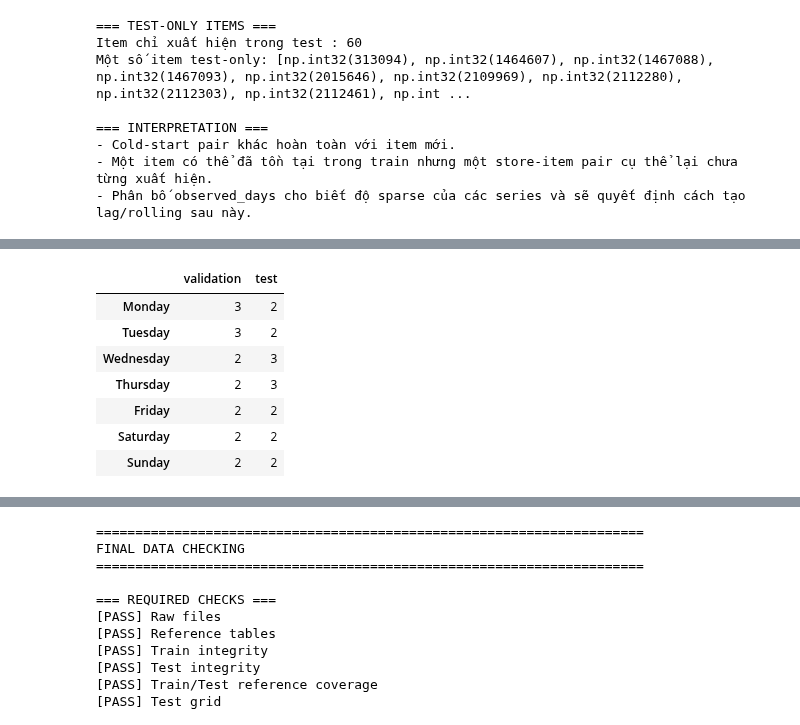
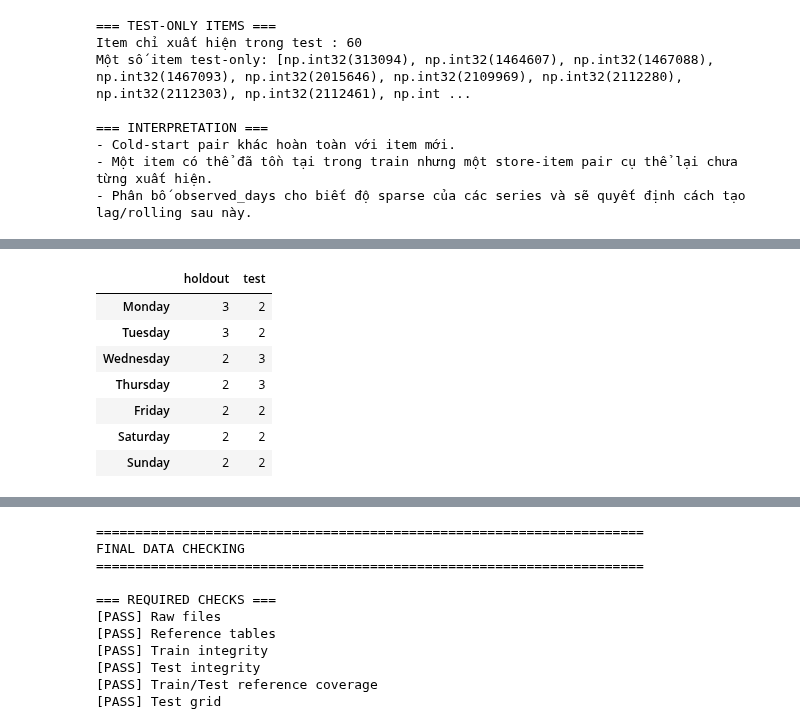
Before and after one commit to AlligatorTHPhat/Machine-learning-project-Grocery-sales-forecast, a Jupyter notebook: notebooks/01_data_checking.ipynb, the cells around one changed output, grey strips where cells are left out. Cells and saved outputs as stored; diff of their text form; code cells hidden in the pictures.

```diff
--- a/notebooks/01_data_checking.ipynb
+++ b/notebooks/01_data_checking.ipynb
@@ -2275,13 +2275,13 @@ Một số item test-only: [np.int32(313094), np.int32(1464607), np.int32(146708
 - Một item có thể đã tồn tại trong train nhưng một store-item pair cụ thể lại chưa từng xuất hiện.
 - Phân bố observed_days cho biết độ sparse của các series và sẽ quyết định cách tạo lag/rolling sau này.
 # %%
-# CELL 16 — Validation window & coverage
+# CELL 16 — HOLDOUT window & coverage
 # Mục tiêu:
-# - Xác nhận validation = 16 ngày liên tiếp trước test
+# - Xác nhận holdout = 16 ngày liên tiếp trước test
 # - Kiểm tra weekday distribution
 # - Đo coverage của train trên test store-item universe
 # - Kiểm tra số pair quan sát mỗi ngày
-# - Kiểm tra promotion missing/true trong validation
+# - Kiểm tra promotion missing/true trong holdout
 #
 # Quan trọng:
 # Không fill missing unit_sales thành 0 ở bước này.
@@ -2293,7 +2293,7 @@ VAL_END = pd.Timestamp("2017-08-15")
 TEST_START = pd.Timestamp("2017-08-16")
 TEST_END = pd.Timestamp("2017-08-31")
 
-validation_dates = pd.date_range(
+holdout_dates = pd.date_range(
     VAL_START,
     VAL_END,
     freq="D"
@@ -2305,12 +2305,12 @@ test_dates_exact = pd.date_range(
     freq="D"
 )
 
-print("=== VALIDATION / TEST WINDOWS ===")
+print("=== HOLDOUT / TEST WINDOWS ===")
 
 print(
-    f"Validation: {VAL_START.date()} → "
+    f"HOLDOUT: {VAL_START.date()} → "
     f"{VAL_END.date()} "
-    f"({len(validation_dates)} ngày)"
+    f"({len(holdout_dates)} ngày)"
 )
 
 print(
@@ -2334,7 +2334,7 @@ weekday_order = [
 ]
 
 val_dow = (
-    validation_dates
+    holdout_dates
     .day_name()
     .value_counts()
     .reindex(weekday_order, fill_value=0)
@@ -2350,17 +2350,17 @@ test_dow = (
 print("\n=== WEEKDAY DISTRIBUTION ===")
 
 weekday_compare = pd.DataFrame({
-    "validation": val_dow,
+    "holdout": val_dow,
     "test": test_dow
 })
 
 display(weekday_compare)
 
 # ---------------------------------------------------------
-# Scan train validation window
+# Scan train holdout window
 # ---------------------------------------------------------
 
-validation_daily_rows = {}
+holdout_daily_rows = {}
 
 reader = (batch.to_pandas() for batch in pq.ParquetFile("../data/processed/train.parquet").iter_batches(batch_size=1_000_000))
 
@@ -2415,8 +2415,8 @@ for chunk in reader:
 
     for date, row in grouped.iterrows():
 
-        if date not in validation_daily_rows:
-            validation_daily_rows[date] = {
+        if date not in holdout_daily_rows:
+            holdout_daily_rows[date] = {
                 "n_rows": 0,
                 "stores_set": set(),
                 "items_set": set(),
@@ -2426,66 +2426,66 @@ for chunk in reader:
                 "n_promo_true": 0,
             }
 
-        validation_daily_rows[date]["n_rows"] += int(row["n_rows"])
-        validation_daily_rows[date]["stores_set"].update(row["n_stores"])
-        validation_daily_rows[date]["items_set"].update(row["n_items"])
-        validation_daily_rows[date]["sales_sum"] += float(
+        holdout_daily_rows[date]["n_rows"] += int(row["n_rows"])
+        holdout_daily_rows[date]["stores_set"].update(row["n_stores"])
+        holdout_daily_rows[date]["items_set"].update(row["n_items"])
+        holdout_daily_rows[date]["sales_sum"] += float(
             row["sales_sum"]
         )
-        validation_daily_rows[date]["n_negative"] += int(
+        holdout_daily_rows[date]["n_negative"] += int(
             row["n_negative"]
         )
-        validation_daily_rows[date]["n_promo_nan"] += int(
+        holdout_daily_rows[date]["n_promo_nan"] += int(
             row["n_promo_nan"]
         )
-        validation_daily_rows[date]["n_promo_true"] += int(
+        holdout_daily_rows[date]["n_promo_true"] += int(
             row["n_promo_true"]
         )
 
-for k, v in validation_daily_rows.items():
+for k, v in holdout_daily_rows.items():
     v["n_stores"] = len(v["stores_set"])
     v["n_items"] = len(v["items_set"])
     del v["stores_set"]
     del v["items_set"]
 
-validation_daily = (
+holdout_daily = (
     pd.DataFrame.from_dict(
-        validation_daily_rows,
+        holdout_daily_rows,
         orient="index"
     )
     .sort_index()
 )
 
-validation_daily.index.name = "date"
+holdout_daily.index.name = "date"
 
 EXPECTED_PAIR_COUNT = (
     len(test_stores) * len(test_items)
 )
 
-validation_daily["expected_pairs"] = (
+holdout_daily["expected_pairs"] = (
     EXPECTED_PAIR_COUNT
 )
 
-validation_daily["missing_pairs"] = (
-    validation_daily["expected_pairs"]
-    - validation_daily["n_rows"]
+holdout_daily["missing_pairs"] = (
+    holdout_daily["expected_pairs"]
+    - holdout_daily["n_rows"]
 )
 
-validation_daily["coverage_rate"] = (
-    validation_daily["n_rows"]
-    / validation_daily["expected_pairs"]
+holdout_daily["coverage_rate"] = (
+    holdout_daily["n_rows"]
+    / holdout_daily["expected_pairs"]
 )
 
 # ---------------------------------------------------------
-# Missing validation dates
+# Missing holdout dates
 # ---------------------------------------------------------
 
-missing_validation_dates = (
-    validation_dates
-    .difference(validation_daily.index)
+missing_holdout_dates = (
+    holdout_dates
+    .difference(holdout_daily.index)
 )
 
-print("\n=== VALIDATION COVERAGE ===")
+print("\n=== HOLDOUT COVERAGE ===")
 
 print(
     f"Expected store-item pairs/day : "
@@ -2493,34 +2493,34 @@ print(
 )
 
 print(
-    f"Validation dates with data     : "
-    f"{validation_daily.index.nunique():,}"
+    f"HOLDOUT dates with data     : "
+    f"{holdout_daily.index.nunique():,}"
 )
 
 print(
-    f"Validation dates missing       : "
-    f"{len(missing_validation_dates):,}"
+    f"HOLDOUT dates missing       : "
+    f"{len(missing_holdout_dates):,}"
 )
 
-display(validation_daily)
+display(holdout_daily)
 
-validation_ok = (
-    len(validation_dates) == 16
+holdout_ok = (
+    len(holdout_dates) == 16
     and len(test_dates_exact) == 16
-    and len(missing_validation_dates) == 0
-    and validation_daily["n_rows"].gt(0).all()
+    and len(missing_holdout_dates) == 0
+    and holdout_daily["n_rows"].gt(0).all()
 )
 
 print("\n=== CHECK RESULT ===")
 
-if validation_ok:
+if holdout_ok:
     print(
-        "[PASS] Validation có đủ 16 ngày và có dữ liệu "
+        "[PASS] HOLDOUT có đủ 16 ngày và có dữ liệu "
         "trên test store-item universe."
     )
 else:
     print(
-        "[FAIL] Validation window chưa đạt cấu trúc kỳ vọng."
+        "[FAIL] HOLDOUT window chưa đạt cấu trúc kỳ vọng."
     )
 
 print(
@@ -2533,7 +2533,7 @@ Validation: 2017-07-31 → 2017-08-15 (16 ngày)
 Test      : 2017-08-16 → 2017-08-31 (16 ngày)
 
 === WEEKDAY DISTRIBUTION ===
-|  | validation | test |
+|  | holdout | test |
 | Monday | 3 | 2 |
 | Tuesday | 3 | 2 |
 | Wednesday | 2 | 3 |
```
Also changed, not shown: parts of 4 cells of this notebook, 11 other files.
